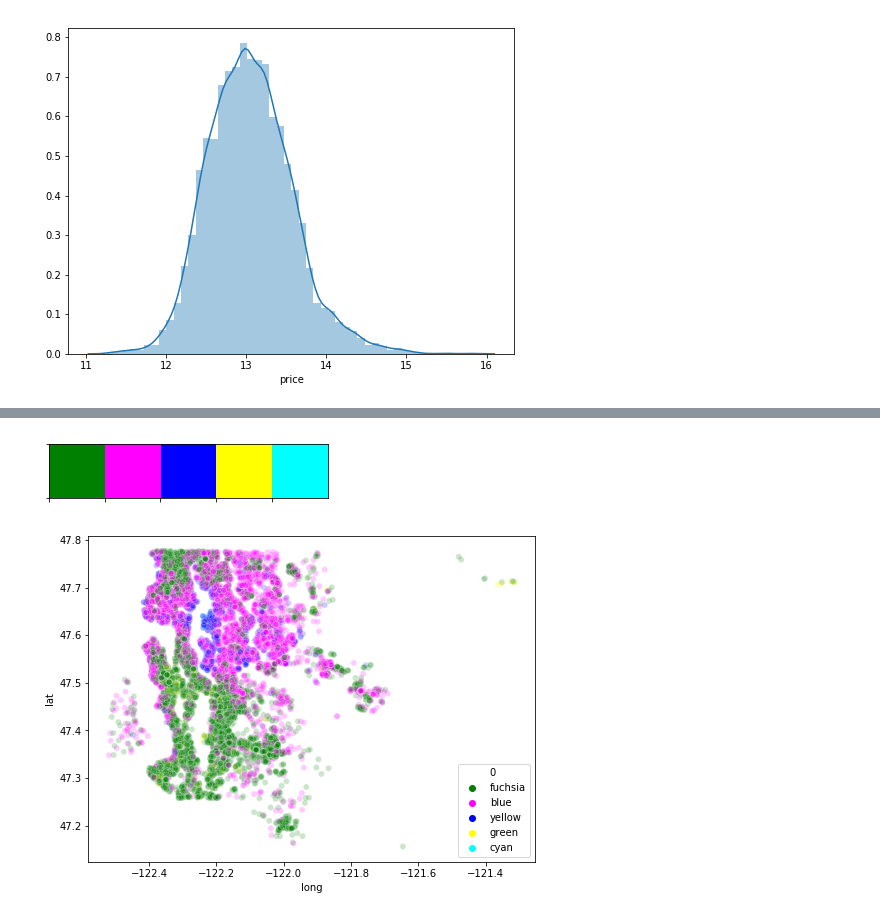
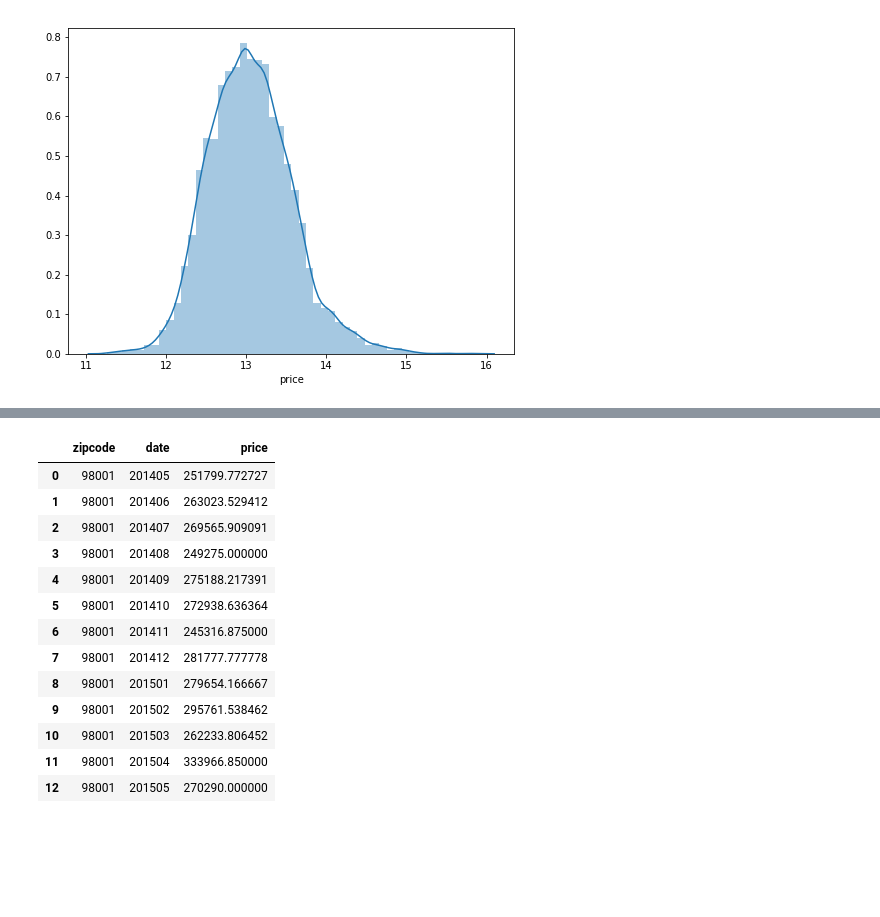
Before and after one commit to ahnjehoon/TIL2, a Jupyter notebook: project/2019-2nd-ml-month-with-kakr/시각화.ipynb, the cells around one changed output, grey strips where cells are left out. Drawn from its saved outputs; the diff is of its cells as text; code cells hidden in the pictures; blank space fills up the shorter version.

```diff
--- a/project/2019-2nd-ml-month-with-kakr/시각화.ipynb
+++ b/project/2019-2nd-ml-month-with-kakr/시각화.ipynb
@@ -149,3 +171,5 @@ df_train['date'] = df_train['date'].apply(datePreprocessing)
+# %%
+def datePreprocessing(text):
+    return text[0:6]
 # %%
-df_train['date'] = df_train['date'].apply(lambda x: x[0:6])
-df_train['date'].unique()
+df_train['date'] = df_train['date'].apply(datePreprocessing)
@@ -210,11 +212,17 @@ data
-# %%
-flatui = ["green", "fuchsia", "blue", "yellow", "cyan"]
-sns.set_palette(flatui)
-sns.palplot(sns.color_palette())
-# %% [output]
-[figure, removed]
-# %%
-f, ax = plt.subplots(figsize=(8, 6))
-fig = sns.scatterplot(x='long', y="lat", data=data, color=, alpha=0.2)
-# %% [output]
-[figure, removed]
+# %%
+dt[dt['zipcode'] == sorted_zipcode[0]]
+# %% [output]
+|  | zipcode | date | price |
+| 0 | 98001 | 201405 | 251799.772727 |
+| 1 | 98001 | 201406 | 263023.529412 |
+| 2 | 98001 | 201407 | 269565.909091 |
+| 3 | 98001 | 201408 | 249275.000000 |
+| 4 | 98001 | 201409 | 275188.217391 |
+| 5 | 98001 | 201410 | 272938.636364 |
+| 6 | 98001 | 201411 | 245316.875000 |
+| 7 | 98001 | 201412 | 281777.777778 |
+| 8 | 98001 | 201501 | 279654.166667 |
+| 9 | 98001 | 201502 | 295761.538462 |
+| 10 | 98001 | 201503 | 262233.806452 |
+| 11 | 98001 | 201504 | 333966.850000 |
+| 12 | 98001 | 201505 | 270290.000000 |
```
Also changed, not shown: parts of 27 cells of this notebook, 7 other files.
